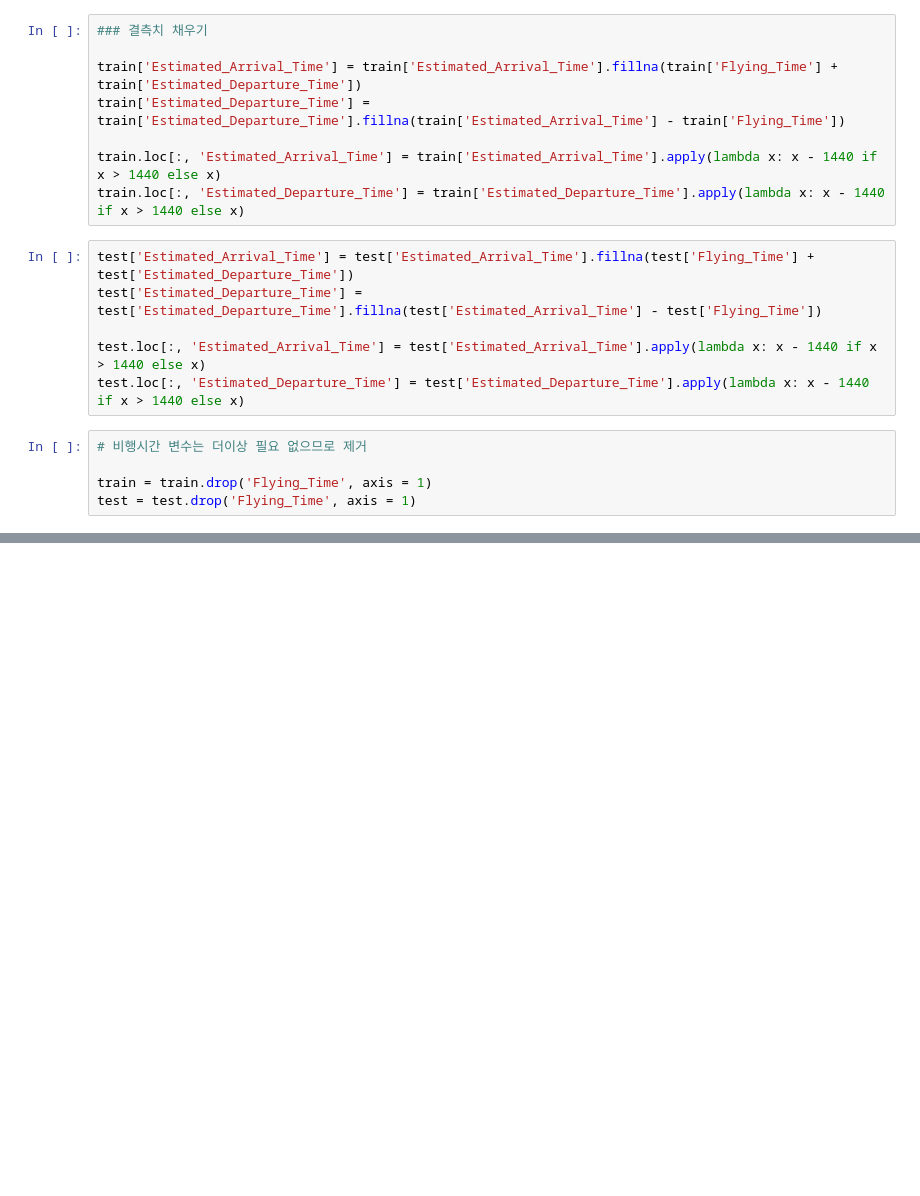
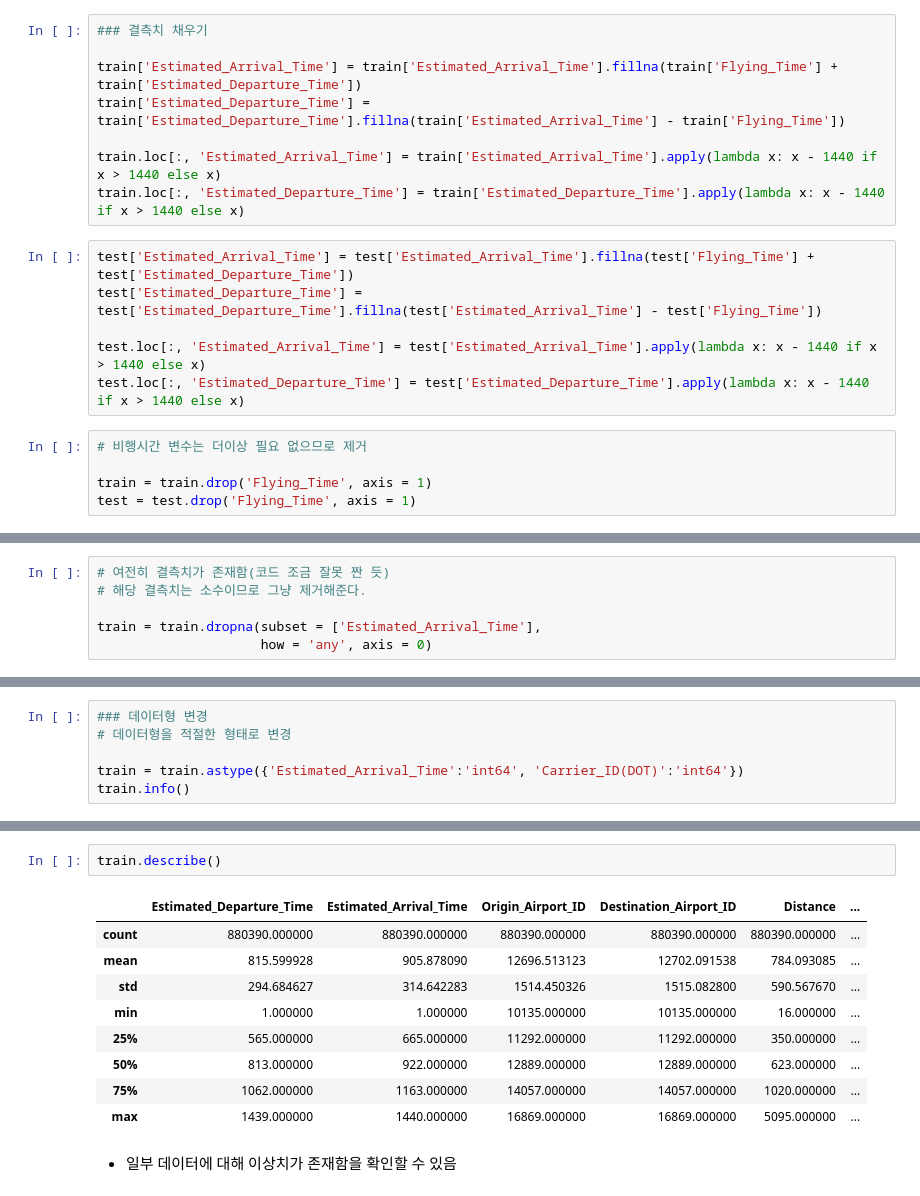
Before and after one commit to chasubeen/ESAA, a Jupyter notebook: SummerProj/preprocessing.ipynb, the cells around one changed output, grey strips where cells are left out. Drawn from its saved outputs; the diff is of its cells as text; blank space fills up the shorter version.

```diff
--- a/SummerProj/preprocessing.ipynb
+++ b/SummerProj/preprocessing.ipynb
@@ -458,0 +550,6 @@ test.head()
+# %%
+# 여전히 결측치가 존재함(코드 조금 잘못 짠 듯)
+# 해당 결측치는 소수이므로 그냥 제거해준다.
+
+train = train.dropna(subset = ['Estimated_Arrival_Time'],
+                     how = 'any', axis = 0)
@@ -458,0 +578,6 @@ test.head()
+# %%
+### 데이터형 변경
+# 데이터형을 적절한 형태로 변경
+
+train = train.astype({'Estimated_Arrival_Time':'int64', 'Carrier_ID(DOT)':'int64'})
+train.info()
@@ -458,0 +602,14 @@ test.head()
+# %%
+train.describe()
+# %% [output]
+|  | Estimated_Departure_Time | Estimated_Arrival_Time | Origin_Airport_ID | Destination_Airport_ID | Distance | ... |
+| count | 880390.000000 | 880390.000000 | 880390.000000 | 880390.000000 | 880390.000000 | ... |
+| mean | 815.599928 | 905.878090 | 12696.513123 | 12702.091538 | 784.093085 | ... |
+| std | 294.684627 | 314.642283 | 1514.450326 | 1515.082800 | 590.567670 | ... |
+| min | 1.000000 | 1.000000 | 10135.000000 | 10135.000000 | 16.000000 | ... |
+| 25% | 565.000000 | 665.000000 | 11292.000000 | 11292.000000 | 350.000000 | ... |
+| 50% | 813.000000 | 922.000000 | 12889.000000 | 12889.000000 | 623.000000 | ... |
+| 75% | 1062.000000 | 1163.000000 | 14057.000000 | 14057.000000 | 1020.000000 | ... |
+| max | 1439.000000 | 1440.000000 | 16869.000000 | 16869.000000 | 5095.000000 | ... |
+# %% [markdown]
+- 일부 데이터에 대해 이상치가 존재함을 확인할 수 있음
```
Also changed, not shown: parts of 36 cells of this notebook.
